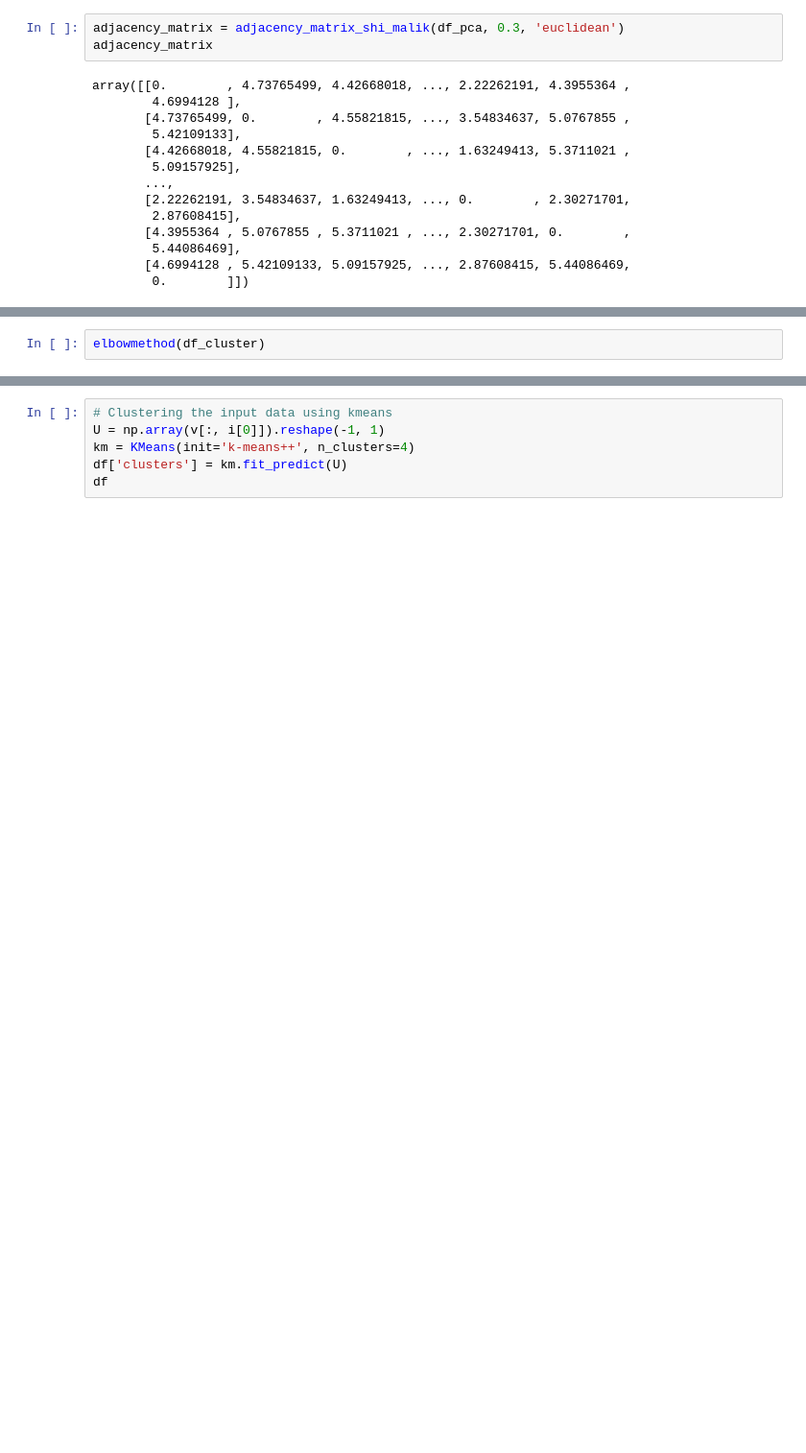
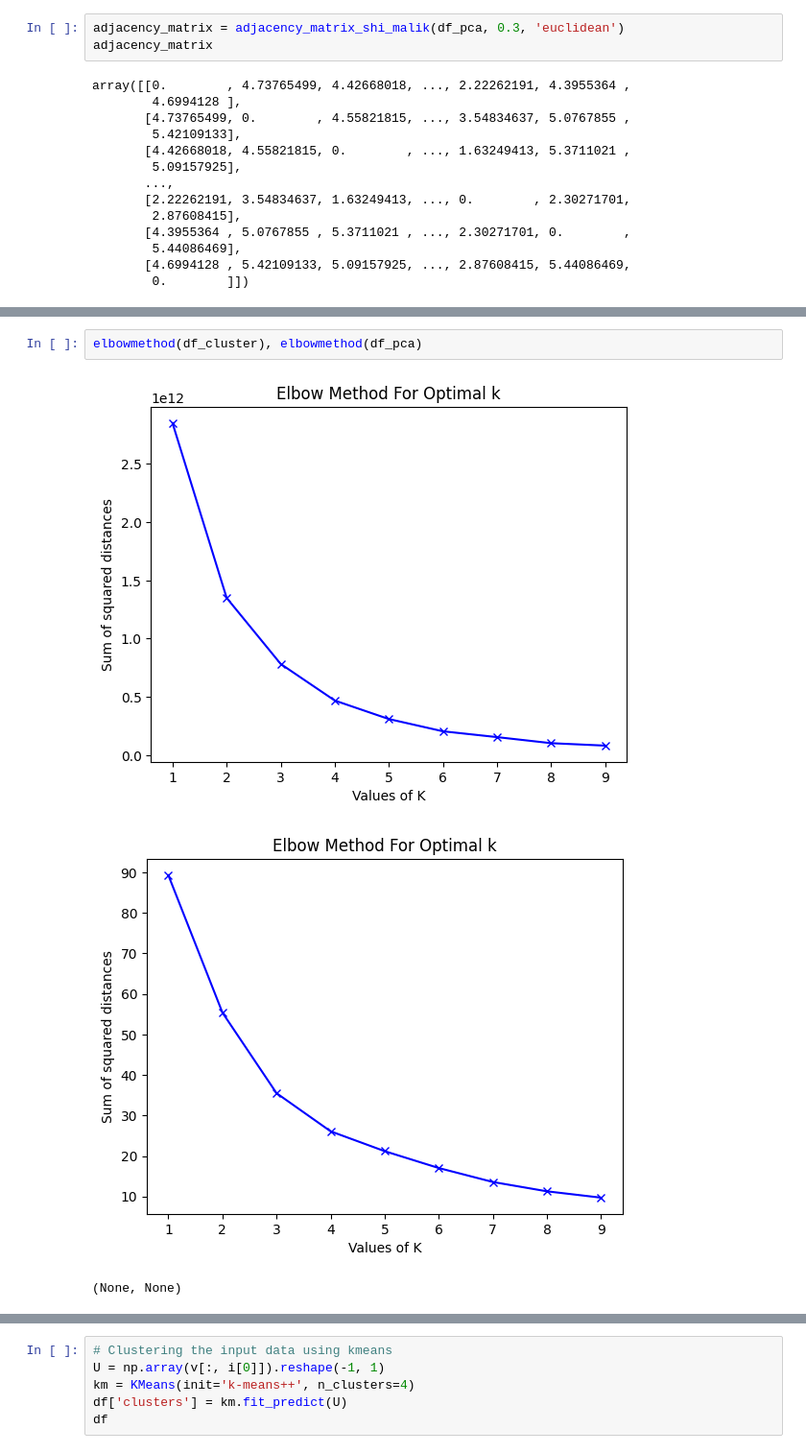
Before and after one commit to evelina03/spectral_clustering, a Jupyter notebook: Dataset_1/Shi and Malik's algorithms.ipynb, the cells around one changed output, grey strips where cells are left out. Shown at 96% size. Cells and saved outputs as stored; diff of their text form; blank space fills up the shorter version.

```diff
--- a/Dataset_1/Shi and Malik's algorithms.ipynb
+++ b/Dataset_1/Shi and Malik's algorithms.ipynb
@@ -213,7 +192,11 @@ def elbowmethod(df):
     plt.title('Elbow Method For Optimal k')
     plt.show()
 # %%
-elbowmethod(df_cluster)
+elbowmethod(df_cluster), elbowmethod(df_pca)
+# %% [output]
+[figure, added]
+[figure, added]
+(None, None)
 # %%
 elbowmethod(df_pca)
 # %% [output]
```
Also changed, not shown: parts of 12 cells of this notebook.
